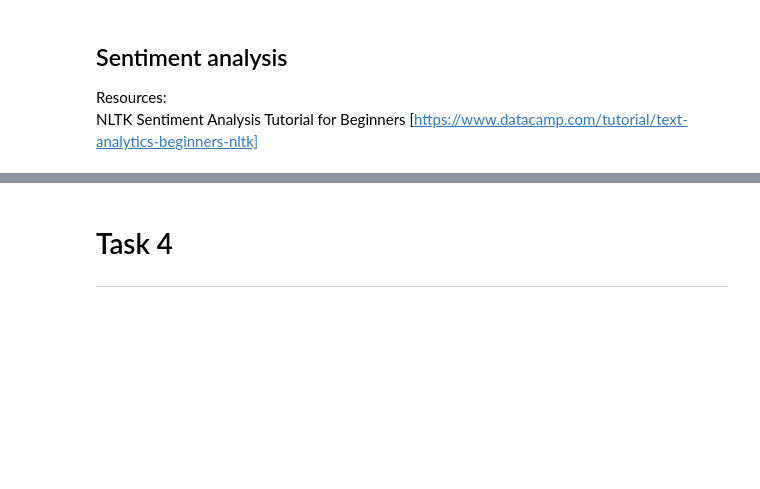
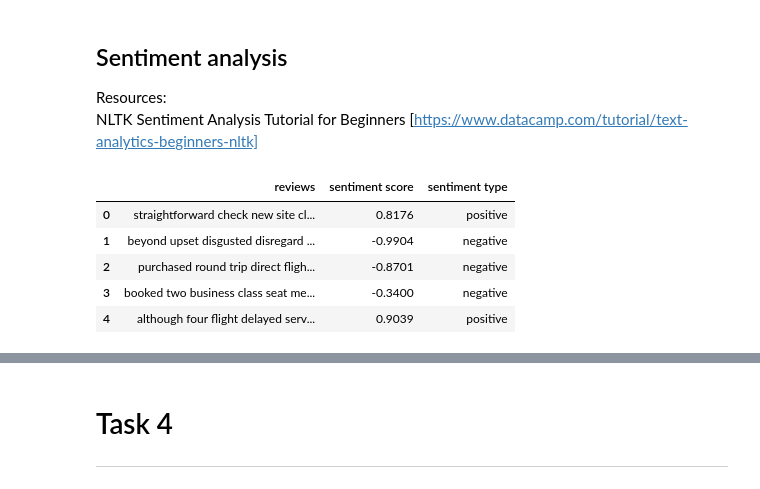
Before and after one commit to zidan-arsyad/british-airways-data-science, a Jupyter notebook: getting_started.ipynb, the cells around one changed output, grey strips where cells are left out. Saved outputs shown, nothing was run; the diff lists cells and outputs as text; code cells hidden in the pictures; blank space fills up the shorter version.

```diff
--- a/getting_started.ipynb
+++ b/getting_started.ipynb
@@ -139,6 +122,9 @@ Remove word articles, "and", "is", "the", etc.
 # %%
 def remove_stopwords(tokens):
     stop_words = set(stopwords.words("english"))
+    extra_stopwords = ["u", "ba", "british airway", "british airways"]
+    stop_words.update(extra_stopwords)
+
     filtered_tokens = [word for word in tokens if word not in stop_words]
 
     return filtered_tokens
@@ -188,0 +197,12 @@ NLTK Sentiment Analysis Tutorial for Beginners [https://www.datacamp.com/tutoria
+# %%
+df_clean["sentiment score"] = df_clean["reviews"].apply(get_sentiment_score)
+df_clean["sentiment type"] = df_clean["reviews"].apply(get_sentiment_type)
+
+df_clean.head()
+# %% [output]
+|  | reviews | sentiment score | sentiment type |
+| 0 | straightforward check new site cl... | 0.8176 | positive |
+| 1 | beyond upset disgusted disregard ... | -0.9904 | negative |
+| 2 | purchased round trip direct fligh... | -0.8701 | negative |
+| 3 | booked two business class seat me... | -0.3400 | negative |
+| 4 | although four flight delayed serv... | 0.9039 | positive |
```
Also changed, not shown: parts of 35 cells of this notebook, 3 other files.
